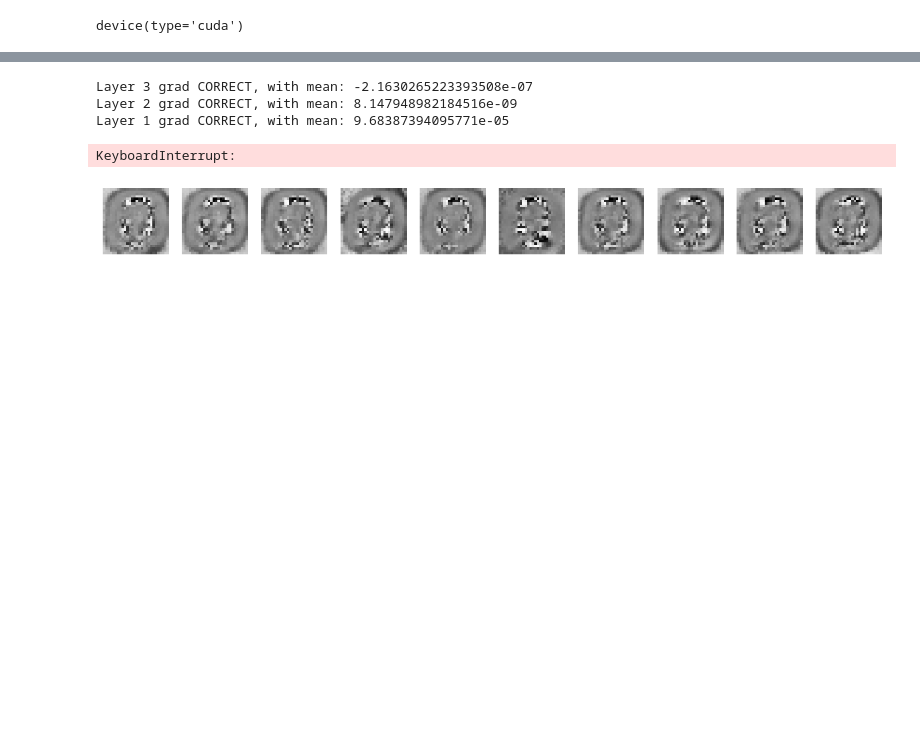
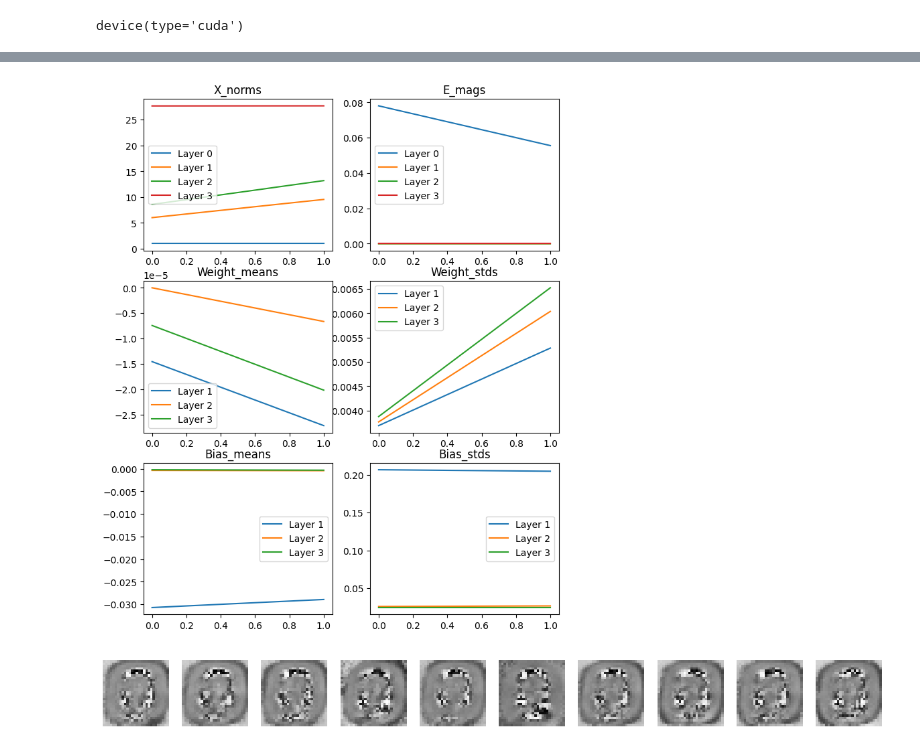
Before and after one commit to joeagriffith/pclib, a Jupyter notebook: examples/mnist/mnist_pclinear.ipynb, the cells around one changed output, grey strips where cells are left out. Cells and saved outputs as stored; diff of their text form; code cells hidden in the pictures; blank space fills up the shorter version.

```diff
--- a/examples/mnist/mnist_pclinear.ipynb
+++ b/examples/mnist/mnist_pclinear.ipynb
@@ -106,85 +106,45 @@ model = PCLinearClassifier(
     ).to(device)
 step = 0
 stats = None
-# %%
-train_loader = torch.utils.data.DataLoader(train_dataset, batch_size=512, shuffle=False)
-
-images, labels = next(iter(train_loader))
-
-x = images.flatten(1)
-y = format_y(labels, NUM_CLASSES)
-
-out, state = model(x, y=y)
-
-# state = model.init_state(x, y)
-# model.step(state, x, y)
-# model.step(state, x, y)
-# model.step(state, x, y)
-# model.step(state, x, y)
-# model.step(state, x, y)
-# model.step(state, x, y)
-# model.step(state, x, y)
-# for i, state_i in enumerate(state):
-#     print(f"layer {i} x mean: {state_i['x'].abs().mean()}")
-#     print(f"layer {i} e mean: {state_i['e'].abs().mean()}")
-
-model.zero_grad()
-vfe(state).backward()
-# for i, layer in enumerate(model.layers):
-#     layer.update_grad(state[i], state[i-1]['e'])
-
-# loss = sum([state_i['e'].square().mean() for state_i in state])
-# loss.backward()
-
-for i, layer in reversed(list(enumerate(model.layers))):
-    if i > 0:
-        if layer.assert_grad(state[i], state[i-1]['e']):
-            print(f'Layer {i} grad CORRECT, with mean: {layer.weight_td.grad.mean()}')
-        else:
-            print(f'Layer {i} grad INCORRECT')
-# %% [output]
-Layer 3 grad CORRECT, with mean: -2.1630265223393508e-07
-Layer 2 grad CORRECT, with mean: 8.147948982184516e-09
-Layer 1 grad CORRECT, with mean: 9.68387394095771e-05
 # %%
 # Train Loop
 LEARNING_RATE = 0.001
-NUM_EPOCHS = 40
+NUM_EPOCHS = 2
 BATCH_SIZE = 1000
 REG_COEFF = 0.05
 
 step, stats = train(
     model,
     train_dataset,
     val_dataset,
     NUM_EPOCHS,
     LEARNING_RATE,
     batch_size=BATCH_SIZE,
     reg_coeff=REG_COEFF,
     step=step,
     stats=stats,
     device=device,
     optim='AdamW',
 )
 LEARNING_RATE = 0.0001
-NUM_EPOCHS = 5
+NUM_EPOCHS = 0
 step, stats = train(
     model,
     train_dataset,
     val_dataset,
     NUM_EPOCHS,
     LEARNING_RATE,
     batch_size=BATCH_SIZE,
     reg_coeff=REG_COEFF,
     step=step,
     stats=stats,
     device=device,
     optim='AdamW',
 )
 
 plot_stats(stats, model)
 # %% [output]
-KeyboardInterrupt:
+[figure, added]
 # %%
 targets = torch.arange(NUM_CLASSES).to(device)
 y = format_y(targets, NUM_CLASSES)
```
Also changed, not shown: parts of 1 cell of this notebook, 6 other files.
